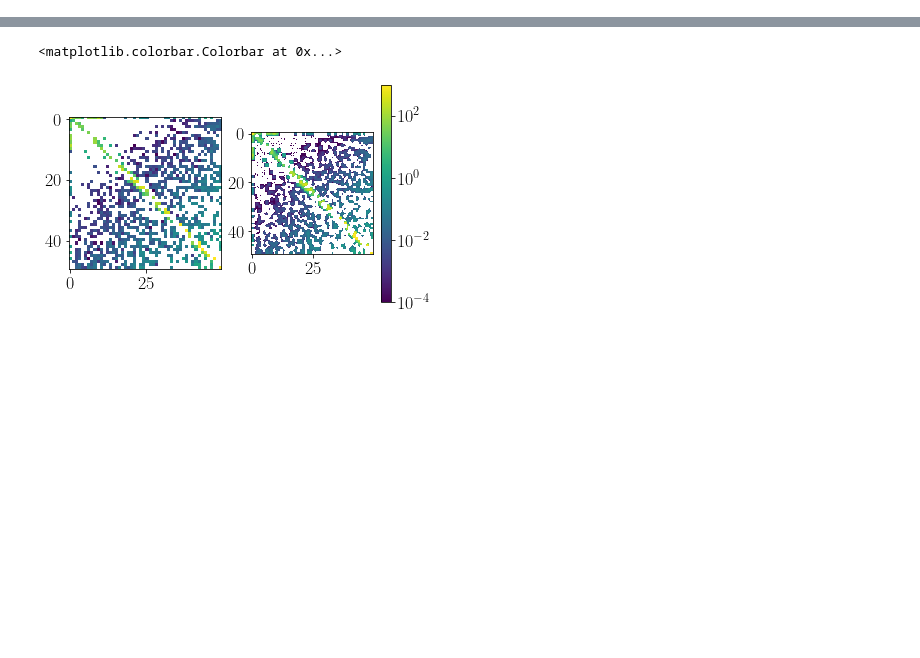
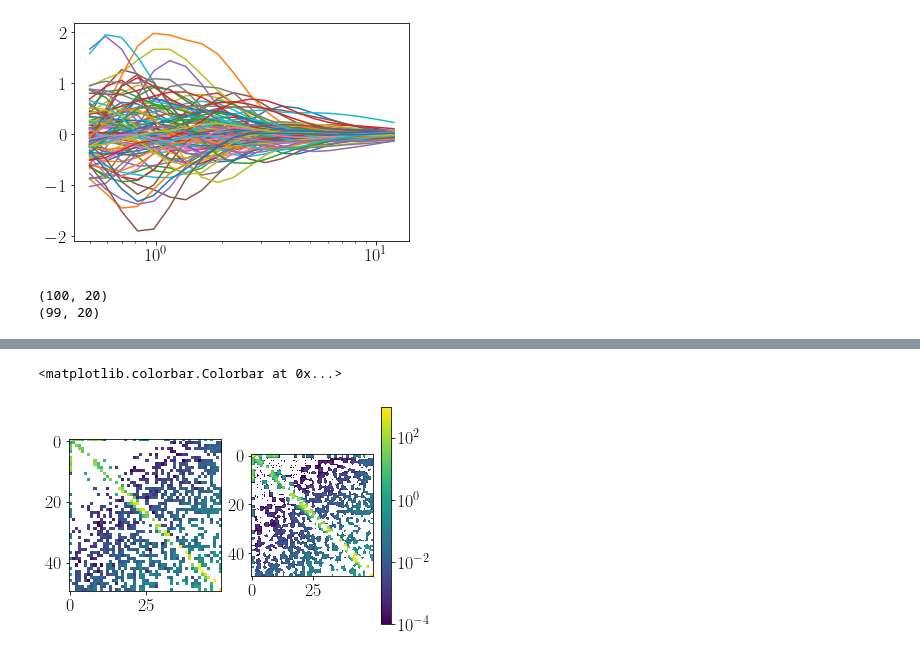
Before and after one commit to llinke1/G3LConGPU, a Jupyter notebook: LowZ/test.ipynb, the cells around one changed output, grey strips where cells are left out. Saved outputs shown, nothing was run; the diff lists cells and outputs as text; code cells hidden in the pictures; blank space fills up the shorter version.

Commit message:
Plots

```diff
--- a/LowZ/test.ipynb
+++ b/LowZ/test.ipynb
@@ -5,3 +5,31 @@ import matplotlib as mpl
 from helpers_plot import finalizePlot, initPlot
 # %%
 initPlot()
+# %%
+file_all="measurements/Lum1/NNMap/north.N2Map.dat"
+meas_all=np.loadtxt(file_all)
+
+
+N_jn=100
+Nbins=20
+res=np.zeros((N_jn, Nbins))
+
+for i in range(1, N_jn):
+    file=f"measurements/Lum1/NNMap/{i}.N2Map.dat"
+    meas=np.loadtxt(file)[:,3]
+    res[i]=meas
+# %%
+plt.xscale('log')
+plt.plot(meas_all[:,0], meas_all[:,3])
+
+for i in range(0, N_jn):
+    plt.plot(meas_all[:,0],res[i])
+# %% [output]
+[figure, added]
+# %%
+print(np.shape(res))
+
+print(np.shape(np.delete(res, 1, 0)))
+# %% [output]
+(100, 20)
+(99, 20)
```
Also changed, not shown: parts of 6 cells of this notebook.
